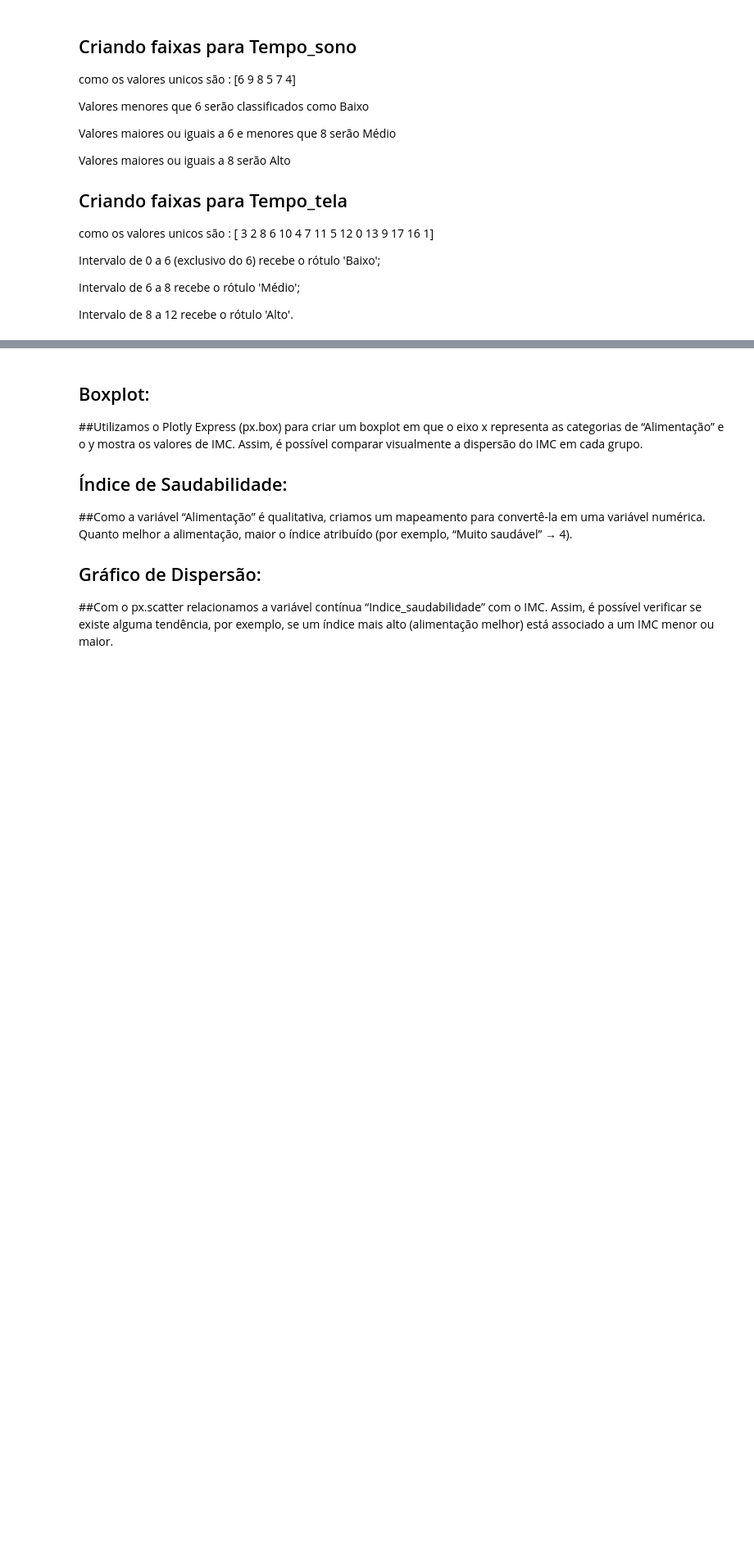
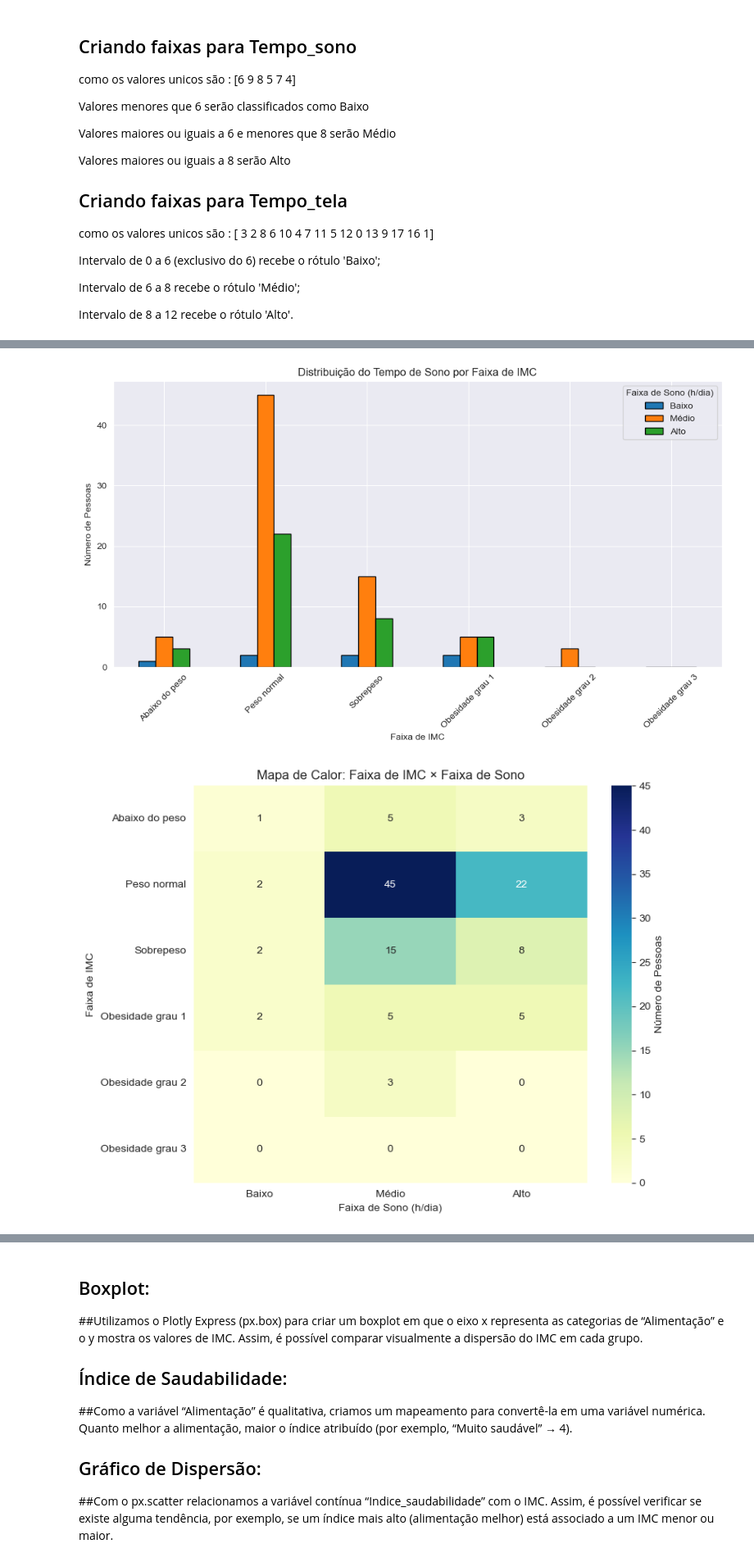
Before and after one commit to atiladvusp/MAE0121-Trabalho_1, a Jupyter notebook: src/trabalho_1_estat/parte_B_leandro.ipynb, the cells around one changed output, grey strips where cells are left out. Shown at 82% size. Cells and saved outputs as stored; diff of their text form; code cells hidden in the pictures; blank space fills up the shorter version.

Commit message:
Atualiza parte B do notebook com melhorias no gráfico

```diff
--- a/src/trabalho_1_estat/parte_B_leandro.ipynb
+++ b/src/trabalho_1_estat/parte_B_leandro.ipynb
@@ -729,0 +464,12 @@ The default of observed=False is deprecated and will be changed to True in a fut
+# %%
+#Define os cortes e rótulos
+bins_sono = [0, 6, 8, 12]
+bins_tela = [0, 6, 12, 18]
+labels = ['Baixo', 'Médio', 'Alto']
+
+# Cria as faixas diretamente no DataFrame
+dados['faixa_sono'] = pd.cut(dados['Tempo_sono'], bins=bins_sono, labels=labels, right=False)
+dados['faixa_sono'] = pd.Categorical(dados['faixa_sono'], categories=labels, ordered=True)
+
+dados['faixa_tela'] = pd.cut(dados['Tempo_tela'], bins=bins_tela, labels=labels, right=False)
+dados['faixa_tela'] = pd.Categorical(dados['faixa_tela'], categories=labels, ordered=True)
@@ -729,0 +662,38 @@ The default of observed=False is deprecated and will be changed to True in a fut
+# %%
+freq = pd.crosstab(
+    index=dados['Faixa_IMC'],
+    columns=dados['faixa_sono'],
+    dropna=False
+)
+
+# 2) Gráfico de barras agrupadas
+ax = freq.plot(
+    kind='bar',
+    figsize=(10, 6),
+    edgecolor='black'
+)
+ax.set_title("Distribuição do Tempo de Sono por Faixa de IMC")
+ax.set_xlabel("Faixa de IMC")
+ax.set_ylabel("Número de Pessoas")
+ax.legend(title="Faixa de Sono (h/dia)")
+plt.xticks(rotation=45)
+plt.tight_layout()
+plt.show()
+
+# 3) Mapa de Calor (Heatmap)
+plt.figure(figsize=(8, 6))
+sns.heatmap(
+    freq,
+    annot=True,
+    fmt='d',
+    cmap='YlGnBu',
+    cbar_kws={'label': 'Número de Pessoas'}
+)
+plt.title("Mapa de Calor: Faixa de IMC × Faixa de Sono")
+plt.xlabel("Faixa de Sono (h/dia)")
+plt.ylabel("Faixa de IMC")
+plt.tight_layout()
+plt.show()
+# %% [output]
+[figure, added]
+[figure, added]
```
Also changed, not shown: parts of 41 cells of this notebook.
